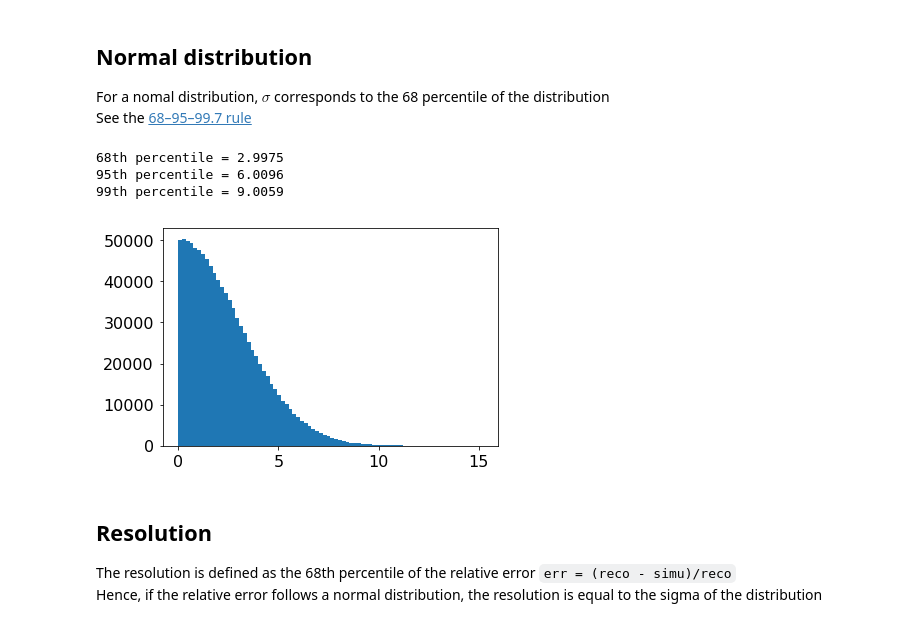
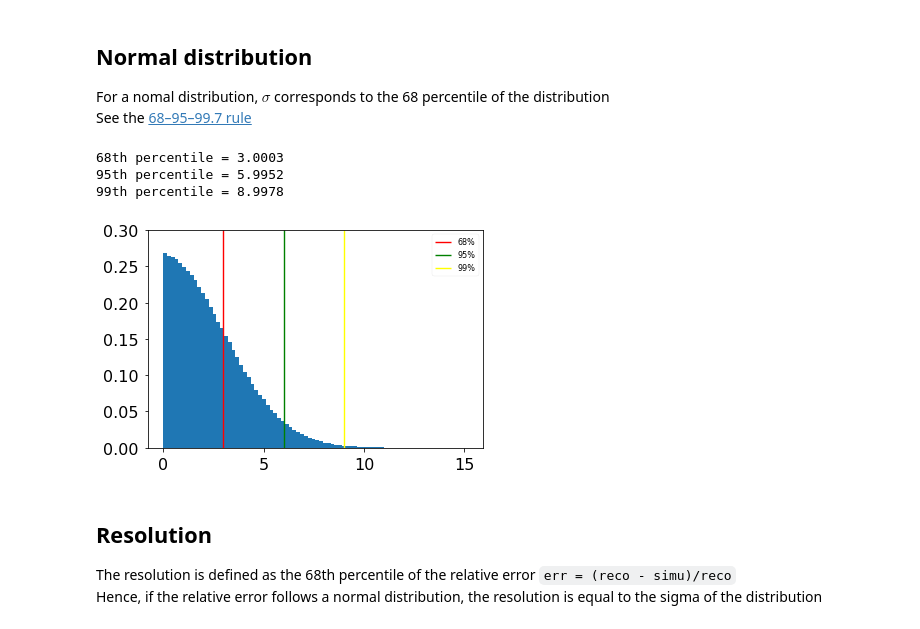
Before and after one commit to cta-observatory/ctaplot, a Jupyter notebook: examples/notebooks/resolution_definition.ipynb, the cells around one changed output. Saved outputs shown, nothing was run; the diff lists cells and outputs as text; code cells hidden in the pictures.

```diff
--- a/examples/notebooks/resolution_definition.ipynb
+++ b/examples/notebooks/resolution_definition.ipynb
@@ -11,26 +11,33 @@ See the [68–95–99.7 rule](https://en.wikipedia.org/wiki/68%E2%80%9395%E2%80%
 # %%
 loc = 10
 scale = 3
 
 X = np.random.normal(size=1000000, scale=scale, loc=loc)
-plt.hist(np.abs(X - loc), bins=80)
+plt.hist(np.abs(X - loc), bins=80, density=True)
 
 sig_68 = np.percentile(np.abs(X - loc), 68.27)
 sig_95 = np.percentile(np.abs(X - loc), 95.45)
 sig_99 = np.percentile(np.abs(X - loc), 99.73)
+
+plt.vlines(sig_68, 0, 0.3, label='68%', color='red')
+plt.vlines(sig_95, 0, 0.3, label='95%', color='green')
+plt.vlines(sig_99, 0, 0.3, label='99%', color='yellow')
+plt.ylim(0,0.3)
+plt.legend()
+
 
 print("68th percentile = {:.4f}".format(sig_68))
 print("95th percentile = {:.4f}".format(sig_95))
 print("99th percentile = {:.4f}".format(sig_99))
 
 assert np.isclose(sig_68, scale, rtol=1e-2)
 assert np.isclose(sig_95, 2 * scale, rtol=1e-2)
 assert np.isclose(sig_99, 3 * scale, rtol=1e-2)
 # %% [output]
-68th percentile = 2.9975
-95th percentile = 6.0096
-99th percentile = 9.0059
+68th percentile = 3.0003
+95th percentile = 5.9952
+99th percentile = 8.9978
-[figure, old version]
+[figure, new version]
 # %% [markdown]
 ## Resolution
 The resolution is defined as the 68th percentile of the relative error `err = (reco - simu)/reco`
```
Also changed, not shown: parts of 14 cells of this notebook.
